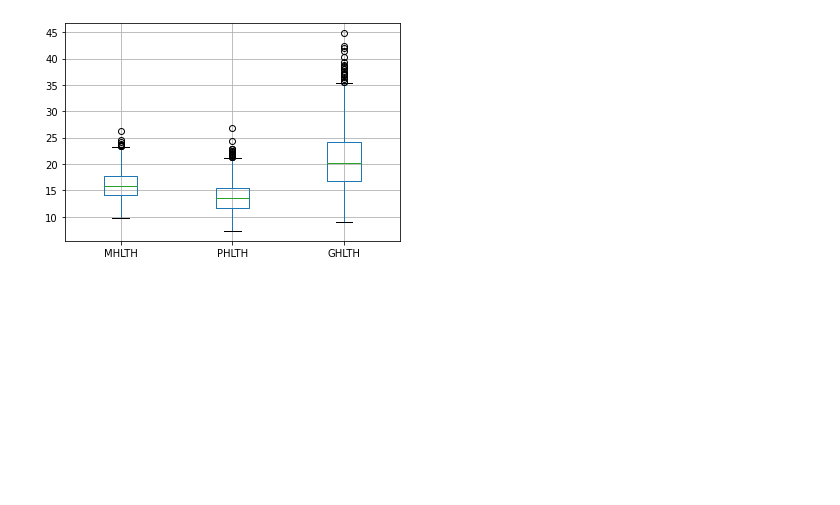
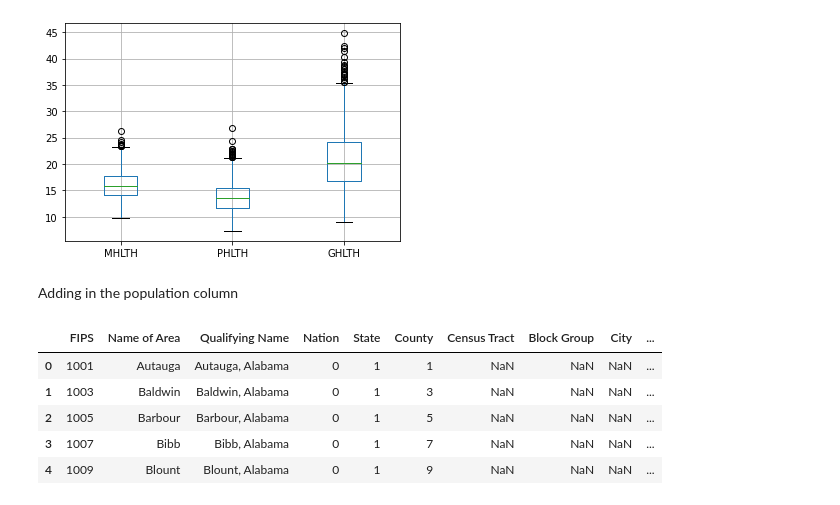
Before and after one commit to Degri95/Final_Project, a Jupyter notebook: CDC_data_exploration_and_analysis.ipynb, the cells around one changed output. Saved outputs shown, nothing was run; the diff lists cells and outputs as text; code cells hidden in the pictures; blank space fills up the shorter version.

```diff
--- a/CDC_data_exploration_and_analysis.ipynb
+++ b/CDC_data_exploration_and_analysis.ipynb
@@ -272,3 +272,16 @@ health_status_df.boxplot()
 # %% [output]
 <matplotlib.axes._subplots.AxesSubplot at 0x...>
 [figure]
+# %% [markdown]
+Adding in the population column
+# %%
+data = Path('data/census_county_pop.csv')
+census_df = pd.read_csv(data, skiprows=[1])
+census_df.head(5)
+# %% [output]
+|  | FIPS | Name of Area | Qualifying Name | Nation | State | County | Census Tract | Block Group | City | ... |
+| 0 | 1001 | Autauga | Autauga, Alabama | 0 | 1 | 1 | NaN | NaN | NaN | ... |
+| 1 | 1003 | Baldwin | Baldwin, Alabama | 0 | 1 | 3 | NaN | NaN | NaN | ... |
+| 2 | 1005 | Barbour | Barbour, Alabama | 0 | 1 | 5 | NaN | NaN | NaN | ... |
+| 3 | 1007 | Bibb | Bibb, Alabama | 0 | 1 | 7 | NaN | NaN | NaN | ... |
+| 4 | 1009 | Blount | Blount, Alabama | 0 | 1 | 9 | NaN | NaN | NaN | ... |
```
Also changed, not shown: parts of 5 cells of this notebook.
